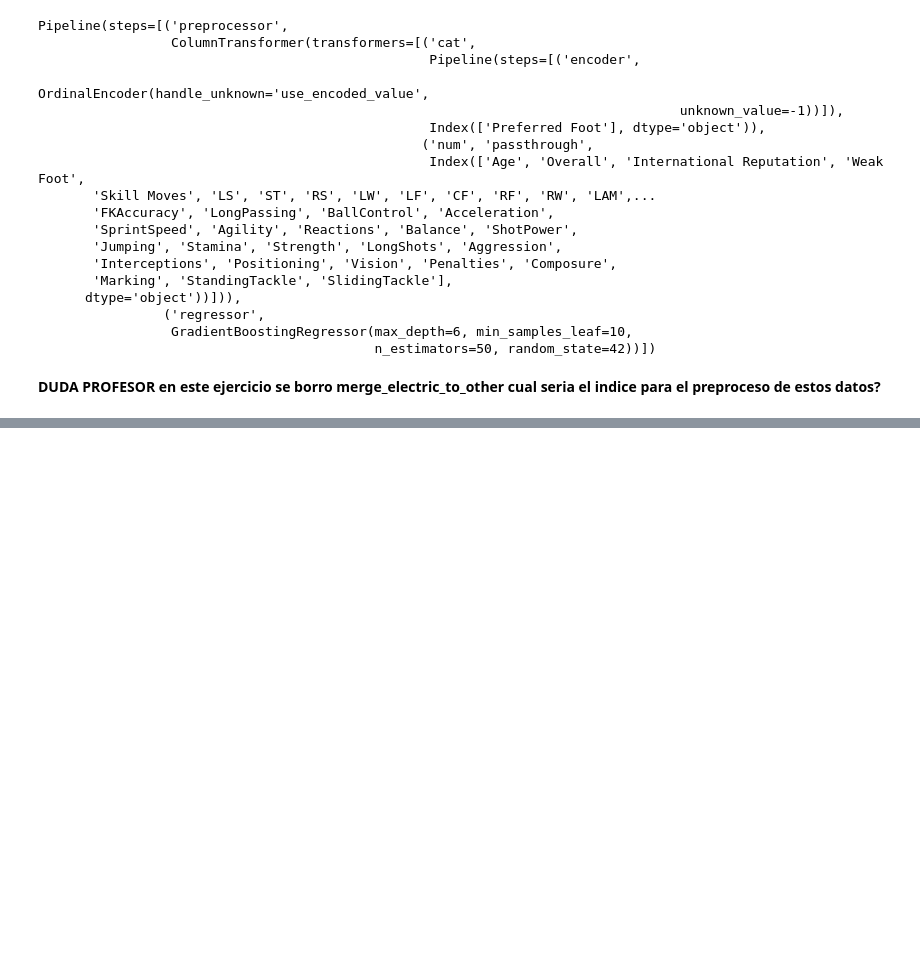
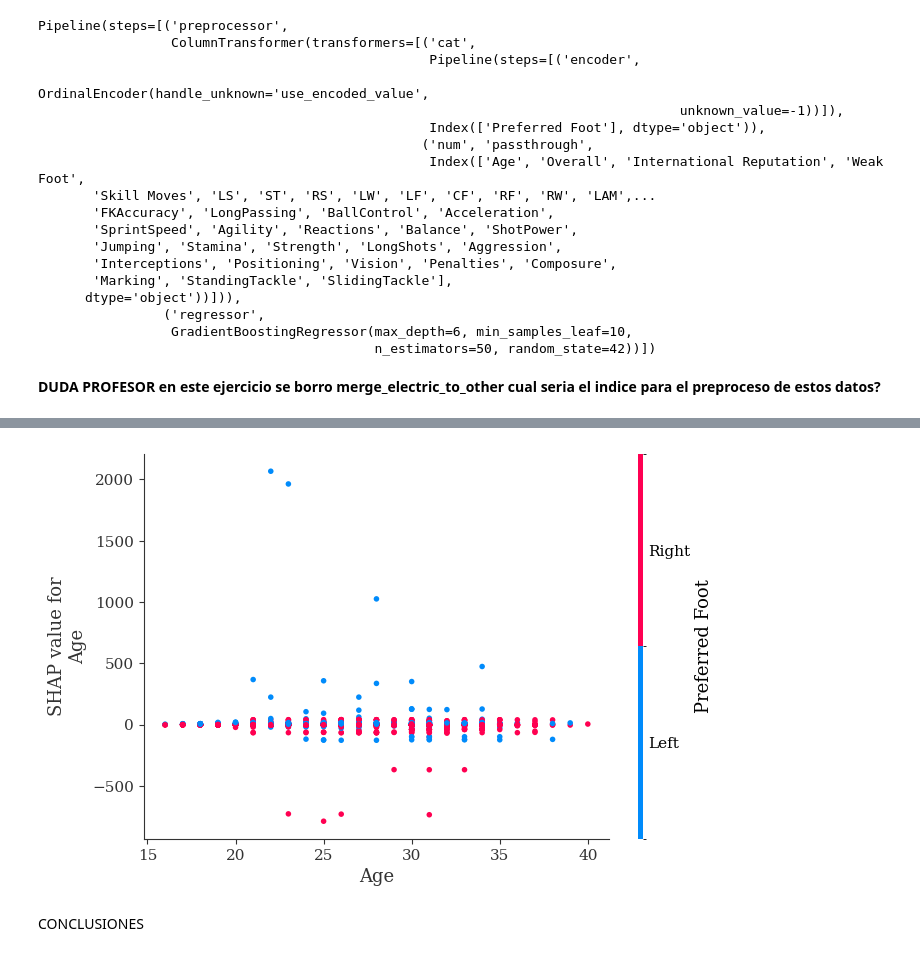
Before and after one commit to DiegoAll/ml-projects, a Jupyter notebook: Diego_Regresión_con_RF_y_GB.ipynb, the cells around one changed output, grey strips where cells are left out. Cells and saved outputs as stored; diff of their text form; code cells hidden in the pictures; blank space fills up the shorter version.

```diff
--- a/Diego_Regresión_con_RF_y_GB.ipynb
+++ b/Diego_Regresión_con_RF_y_GB.ipynb
@@ -432,5 +436,9 @@ Pipeline(steps=[('preprocessor',
 #X_test_preprocessed = ### CÓDIGO AQUÍ ###
 
 #Aplicamos el preproceso a los datos
-X_train_preprocessed = pipeline_gb.named_steps['merge_electric_to_other'].transform(X_train)
-X_test_preprocessed = pipeline_gb.named_steps['merge_electric_to_other'].transform(X_test)
+# X_train_preprocessed = pipeline_gb.named_steps['merge_electric_to_other'].transform(X_train)
+# X_test_preprocessed = pipeline_gb.named_steps['merge_electric_to_other'].transform(X_test)
+
+#Aplicamos el preproceso a los datos
+X_train_preprocessed = pipeline_gb.named_steps['preprocessor'].transform(X_train)
+X_test_preprocessed = pipeline_gb.named_steps['preprocessor'].transform(X_test)
@@ -442,0 +480,3 @@ train_gb_shap_values = gb_explainer.shap_values(X_train_preprocessed)
+# %%
+test_gb_shap_values = gb_explainer.shap_values(X_test_preprocessed)
+test_gb_shap_values[1].shape
@@ -449,3 +503,7 @@ shap.summary_plot(test_gb_shap_values, X_test, plot_type="bar")
 # %%
 # Grafiquemos la dependencia de los valores SHAP con la variable "Age"
-shap.dependence_plot('year', test_gb_shap_values, X_test)
+shap.dependence_plot('Age', test_gb_shap_values, X_test)
+# %% [output]
+[figure, added]
+# %% [markdown]
+CONCLUSIONES
```
Also changed, not shown: parts of 20 cells of this notebook.
